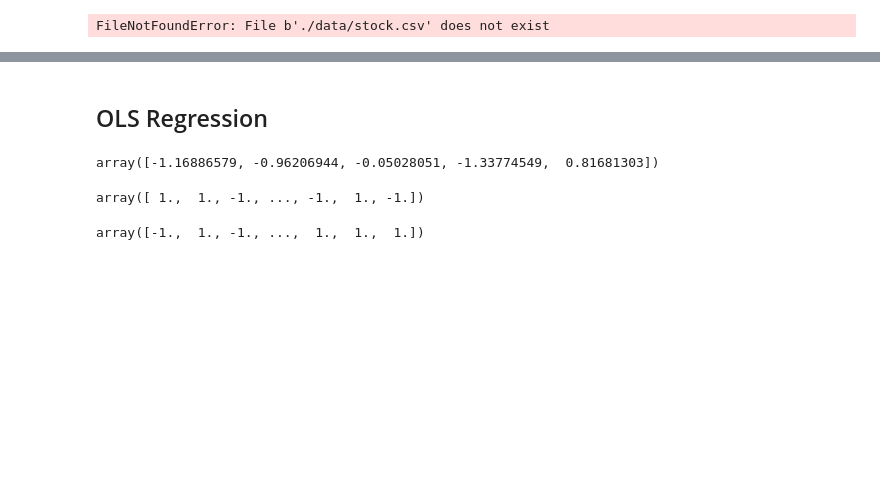
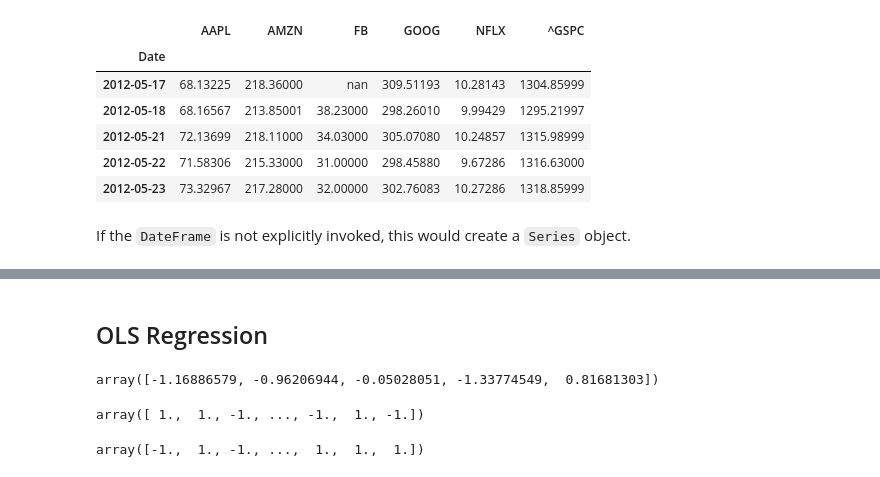
Before and after one commit to dacatay/time-series-analysis, a Jupyter notebook: 07_Stock_Market_Prediction.ipynb, the cells around one changed output, grey strips where cells are left out. Cells and saved outputs as stored; diff of their text form; code cells hidden in the pictures; blank space fills up the shorter version.

```diff
--- a/07_Stock_Market_Prediction.ipynb
+++ b/07_Stock_Market_Prediction.ipynb
@@ -76,4 +99,2 @@ plt.rcParams['text.latex.preamble'] = b"\usepackage{subdepth}, \usepackage{type1
 # %%
-data = pd.read_csv('./data/stock.csv', sep=';', header=0, parse_dates=True, index_col=0)
+data = pd.read_csv('./data/stock_data.csv', sep=';', header=0, parse_dates=True, index_col=0)
-# %% [output]
-FileNotFoundError: File b'./data/stock.csv' does not exist
@@ -81,0 +101,12 @@ data.columns = ['prices']
+# %%
+data.head()
+# %% [output]
+|  | AAPL | AMZN | FB | GOOG | NFLX | ^GSPC |
+| Date |  |  |  |  |  |  |
+| 2012-05-17 | 68.13225 | 218.36000 | nan | 309.51193 | 10.28143 | 1304.85999 |
+| 2012-05-18 | 68.16567 | 213.85001 | 38.23000 | 298.26010 | 9.99429 | 1295.21997 |
+| 2012-05-21 | 72.13699 | 218.11000 | 34.03000 | 305.07080 | 10.24857 | 1315.98999 |
+| 2012-05-22 | 71.58306 | 215.33000 | 31.00000 | 298.45880 | 9.67286 | 1316.63000 |
+| 2012-05-23 | 73.32967 | 217.28000 | 32.00000 | 302.76083 | 10.27286 | 1318.85999 |
+# %% [markdown]
+If the <code>DateFrame</code> is not explicitly invoked, this would create a <code>Series</code> object.
```
Also changed, not shown: parts of 21 cells of this notebook, 4 other files.
